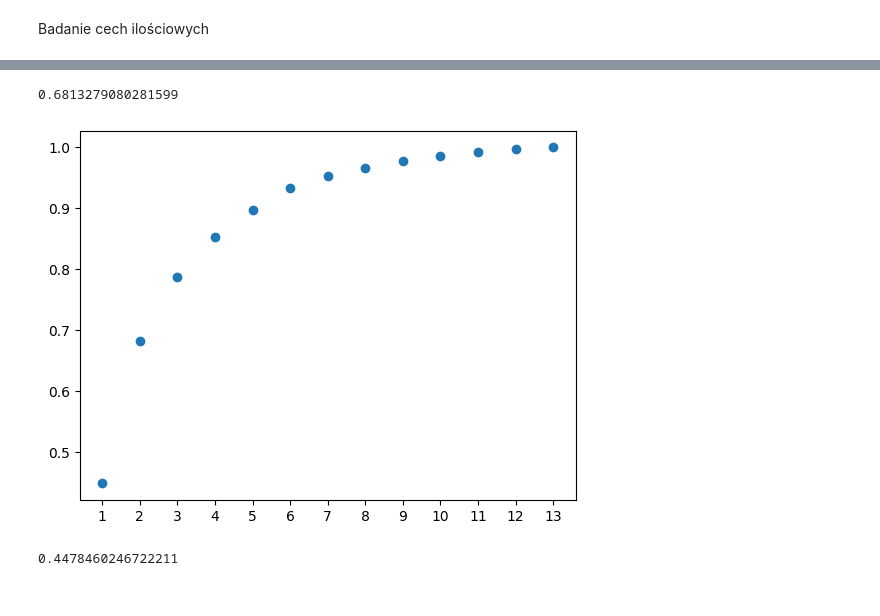
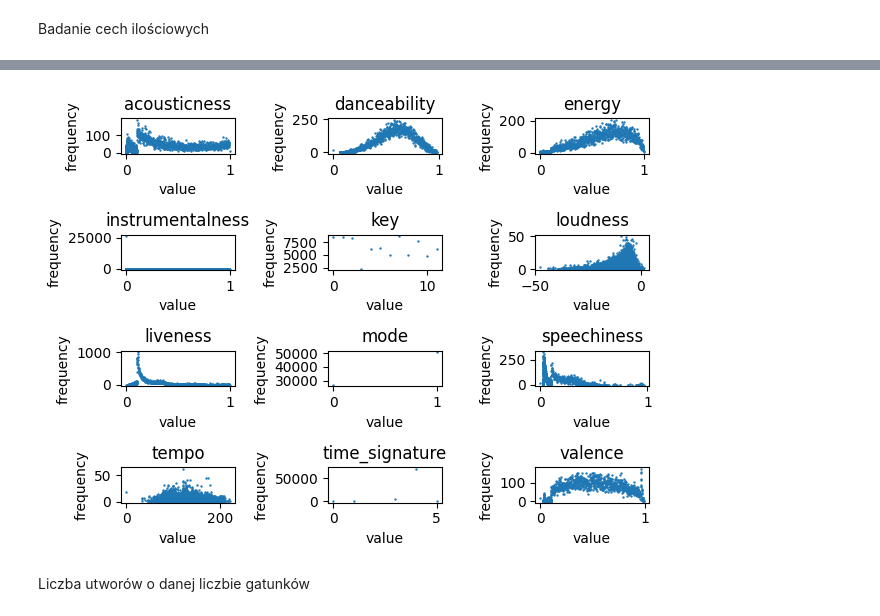
Before and after one commit to XxRoloxX/Spotler, a Jupyter notebook: exploratory_data_analysis.ipynb, the cells around one changed output, grey strips where cells are left out. Drawn from its saved outputs; the diff is of its cells as text; code cells hidden in the pictures.

```diff
--- a/exploratory_data_analysis.ipynb
+++ b/exploratory_data_analysis.ipynb
@@ -169,18 +175,44 @@ def get_predicted_genre_proba(classes,classname, result_prob):
-# %%
-
-Y_score = [lda.predict_proba([x])[0] for x in X_test]
-
-top_k_accuracy_score(Y_test, Y_score, k=2)
-# %% [output]
-0.6813279080281599
-# %%
-fig,ax = plt.subplots()
-bars = ax.scatter(range(1,len(lda.classes_)), [top_k_accuracy_score(Y_test, Y_score, k=k) for k in range(1,len(lda.classes_))])
-ax.set_xticks(range(1,len(lda.classes_)))
-plt.show()
-# %% [output]
-[figure, removed]
-# %%
-lda.score(X_test,Y_test)
-# %% [output]
-0.4478460246722211
+# %%
+def chart_value_count(dataframe, index):
+    if index in dataframe:
+        counts = dataframe[index].value_counts()
+        return counts.index, counts.values
+
+
+def create_multiple_frequency_charts(
+    df,
+    index_keys,
+    axis,
+    number_of_columns
+):
+
+    for index, index_key in enumerate(index_keys):
+        row_number = int(index/number_of_columns)
+        data_count = chart_value_count(df, index_key)
+
+        current_axis = axis[
+            row_number,
+            index-row_number*number_of_columns
+        ]
+
+        current_axis.scatter(data_count[0], data_count[1], s=0.5)
+        current_axis.set_title(index_key)
+        current_axis.set_xlabel("value")
+        current_axis.set_ylabel("frequency")
+# %%
+figure, axis = plt.subplots(4, 3)
+column_names = [
+    'acousticness', 'danceability', 'energy',
+    'instrumentalness', 'key', 'loudness',
+    'liveness', 'mode', 'speechiness',
+    'tempo', 'time_signature', 'valence'
+]
+
+create_multiple_frequency_charts(df, column_names, axis, 3)
+
+plt.tight_layout()
+plt.show()
+# %% [output]
+[figure, added]
+# %% [markdown]
+Liczba utworów o danej liczbie gatunków
```
Also changed, not shown: parts of 55 cells of this notebook, 3 other files.
